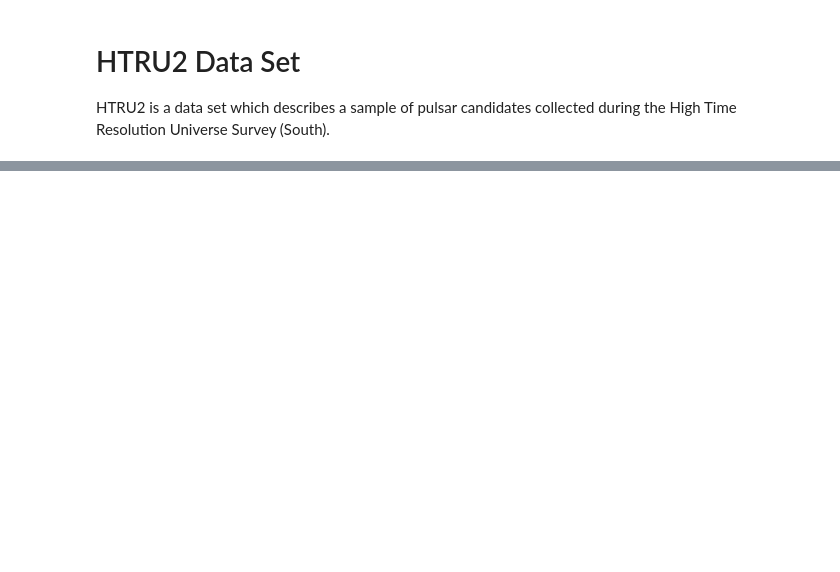
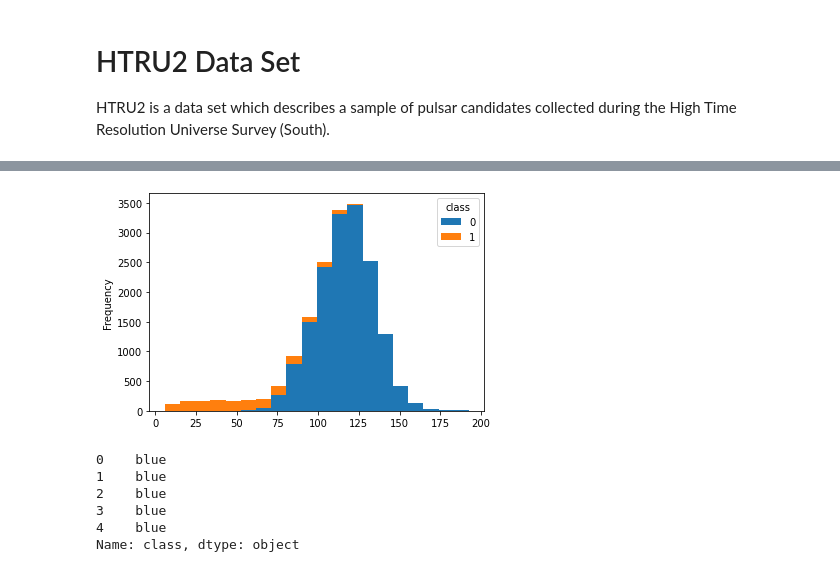
Before and after one commit to seintzz/di-project, a Jupyter notebook: Project.ipynb, the cells around one changed output, grey strips where cells are left out. Cells and saved outputs as stored; diff of their text form; code cells hidden in the pictures; blank space fills up the shorter version.

```diff
--- a/Project.ipynb
+++ b/Project.ipynb
@@ -54,0 +70,15 @@ Name: Profile_mean, Length: 8626, dtype: int64
+# %%
+pulsds.pivot(columns="class")["Profile_mean"].plot.hist(bins=20, stacked=True);
+# %% [output]
+[figure, added]
+# %%
+class_map = {0: "blue", 1: "red"}
+class_color = pulsds["class"].map(class_map)
+class_color.head()
+# %% [output]
+0    blue
+1    blue
+2    blue
+3    blue
+4    blue
+Name: class, dtype: object
```
Also changed, not shown: parts of 10 cells of this notebook.
